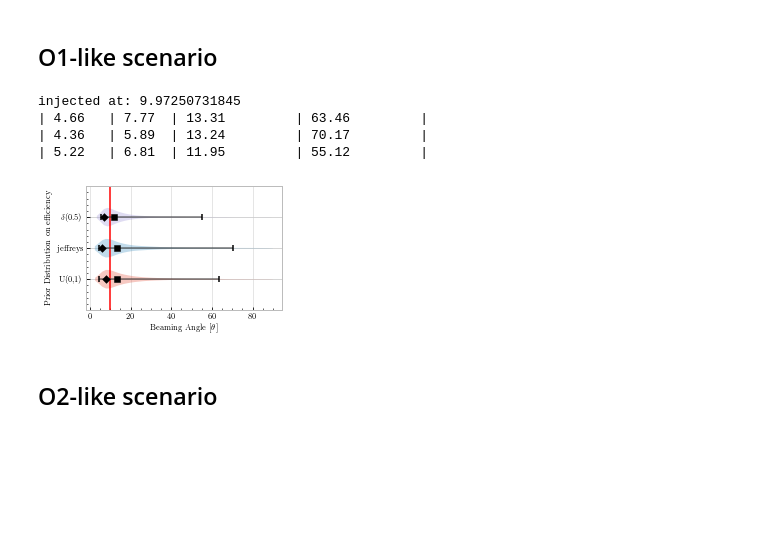
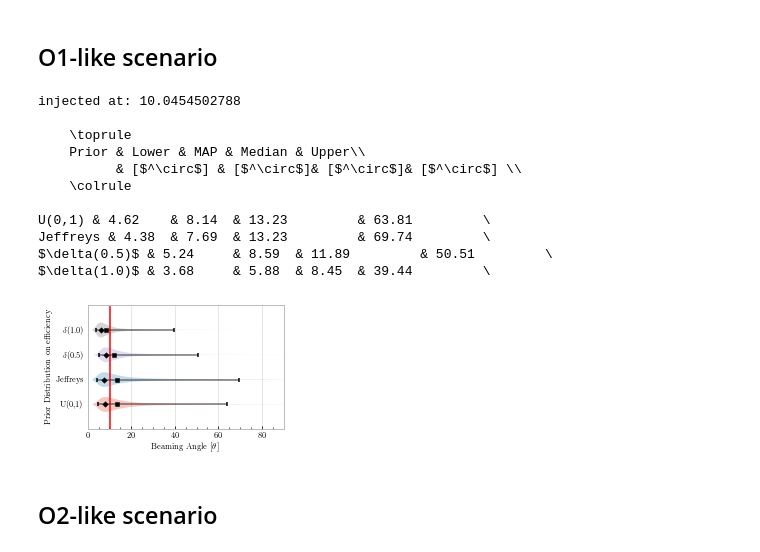
Before and after one commit to transientlunatic/grbeams, a Jupyter notebook: notebooks/GRB Beaming Angle estimation using PyMC3.ipynb, the cells around one changed output. Cells and saved outputs as stored; diff of their text form; code cells hidden in the pictures; blank space fills up the shorter version.

```diff
--- a/notebooks/GRB Beaming Angle estimation using PyMC3.ipynb
+++ b/notebooks/GRB Beaming Angle estimation using PyMC3.ipynb
@@ -233,0 +233,3 @@ import pymc3.stats
+# %%
+x = np.linspace(0,90, 200)
+x[a.pdf(x).argmax()]
@@ -754,8 +357,0 @@ for grbs in np.arange(1, 10):
-# %%
-samples = 50000
-angles = []
-for test_model in test_scenarios:
-    with test_model as model:
-            step = pm.Metropolis()
-            trace = pm.sample(samples, step)
-            angles.append(np.rad2deg(np.nanmean(trace['angle'])))
@@ -774,18 +412,18 @@ plt.legend()
 ## O1-like scenario
 # %%
 test_scenarios = []
-priors = ["uniform", "jeffreys", 0.5]
+priors = ["uniform", "jeffreys", 0.5, 1.0]
 for prior in priors:
     # O1 Scenarios
     number_events = 0 # There were no BNS detections in O1
     background_rate = 0.01 # We take the FAR to be 1/100 yr
     observation_time = 46.1/365. # The number of days of analysis conducted by gstLAL
     horizon = 73.2  # The O1 BNS horizon distance in O1 BNS paper
-    grb_rate = 100
+    grb_rate = 36.7
     o1_models = []
     test_scenarios.append(grb_model(number_events, background_rate, observation_time, horizon, grb_rate, prior))
 # %%
-samples = 50000
+samples = 500000
 traces = []
 for test_model in test_scenarios:
     with test_model as model:
@@ -796,55 +434,74 @@ for test_model in test_scenarios:
 width = 3.487 #* 2
 height = width / 1.618
 
-
 f, ax = plt.subplots(1,1, sharex=True, figsize = (width, height))
-priors = ["U(0,1)", "jeffreys", "$\delta(0.5)$"]
+priors = ["U(0,1)", "Jeffreys", "$\delta(0.5)$", "$\delta(1.0)$"]
 pos = np.arange(4)/2.
 cbc_rate = np.mean(traces[0]['cbc_rate'])
-injected = np.arccos(1 - 2*grb_rate / cbc_rate)
+
+injected = np.arccos(1 - 2*(grb_rate/  number_mweg(1e9)) / cbc_rate)
+
+
 ax.vlines(np.rad2deg(injected), -0.5,2, 'r')
 
 print "injected at: {}".format(np.rad2deg(injected))
 
+print r"""
+    \toprule
+    Prior & Lower & MAP & Median & Upper\\
+          & [$^\circ$] & [$^\circ$]& [$^\circ$]& [$^\circ$] \\
+    \colrule
+"""
+
 for i, trace in enumerate(traces):
     data = np.rad2deg(trace[2000:]['angle'][np.isfinite(trace[2000:]['angle'])])
     parts = ax.violinplot(data,
-                          [pos[i]], points=50, widths=0.3, vert= False,
+                          [pos[i]], points=200, widths=0.3, vert= False,
                      #showmeans = True, showmedians=True,
                       showmeans=False, showextrema=False, showmedians=False)
 
     lower, medians, upper = np.percentile(data, [2.5, 50, 97.50])
-    hist = np.histogram(data, bins = 50)
-    MAP = hist[1][np.argmax(hist[0])]
-
-
+    a = stats.gaussian_kde(data)
+    x = np.linspace(0,90, 200)
+    MAP = x[a.pdf(x).argmax()]
 
 
     ax.hlines(pos[i], lower, upper, color='#333333', linestyle='-', lw=2, alpha = 0.5)
 
-    ax.scatter( [lower, upper], [pos[i]]*2, marker='|', color='k', s=30, zorder=3)
-    ax.scatter( [MAP], pos[i], marker='D', color='k', s=30, zorder=3)
-    ax.scatter( [medians], pos[i], marker='s', color='k', s=30, zorder=3)
-    print "| {:.2f}\t | {:.2f}\t | {:.2f}\t | {:.2f}\t |".format(lower, MAP, medians, upper)
+    ax.scatter( [lower, upper], [pos[i]]*2, marker='|', color='k', s=15, zorder=3)
+    ax.scatter( [MAP], pos[i], marker='D', color='k', s=15, zorder=3)
+    ax.scatter( [medians], pos[i], marker='s', color='k', s=15, zorder=3)
+    print "{} & {:.2f}\t & {:.2f}\t & {:.2f}\t & {:.2f}\t \\".format(priors[i], lower, MAP, medians, upper)
     axis = ax
     axis.set_yticks(pos)
     axis.set_yticklabels(priors)
-    ax.set_ylim(-0.5, 1.5)
+    ax.set_ylim(-0.5, 2.0)
     ax.grid(b=True, axis='x', which='major', linewidth=0.5)
     #axis.set_xlim([0, 35])
     ax.get_xaxis().set_minor_locator(matplotlib.ticker.AutoMinorLocator())
     ax.get_yaxis().set_minor_locator(matplotlib.ticker.AutoMinorLocator())
-
+    ax.grid(b=True, axis='x', which='major', linewidth=0.5)
+    ax.grid(b=True, axis='y', which='major', linewidth=0)
+    #ax.grid(b=True, which='minor', linewidth=0.5)
+ax.set_xlim([0,90])
+ax.tick_params(axis='y',which='both',left='off')
 ax.set_xlabel(r"Beaming Angle [$\theta$]")
 ax.set_ylabel(r"Prior Distribution on efficiency")
 f.subplots_adjust(0.20, 0.15, .98, .95, wspace=0.05)
-f.savefig("O1_injections_violin.pdf")
+f.savefig("../final_paper/O1_injections_violin.pdf")
 # %% [output]
-injected at: 9.97250731845
-| 4.66   | 7.77  | 13.31         | 63.46         |
-| 4.36   | 5.89  | 13.24         | 70.17         |
-| 5.22   | 6.81  | 11.95         | 55.12         |
+injected at: 10.0454502788
+
+    \toprule
+    Prior & Lower & MAP & Median & Upper\\
+          & [$^\circ$] & [$^\circ$]& [$^\circ$]& [$^\circ$] \\
+    \colrule
+
+U(0,1) & 4.62    & 8.14  & 13.23         & 63.81         \
+Jeffreys & 4.38  & 7.69  & 13.23         & 69.74         \
+$\delta(0.5)$ & 5.24     & 8.59  & 11.89         & 50.51         \
+$\delta(1.0)$ & 3.68     & 5.88  & 8.45  & 39.44         \
-[figure, old version]
+[figure, new version]
 # %% [markdown]
 ## O2-like scenario
 # %%
```
Also changed, not shown: parts of 56 cells of this notebook, 1 other file.
